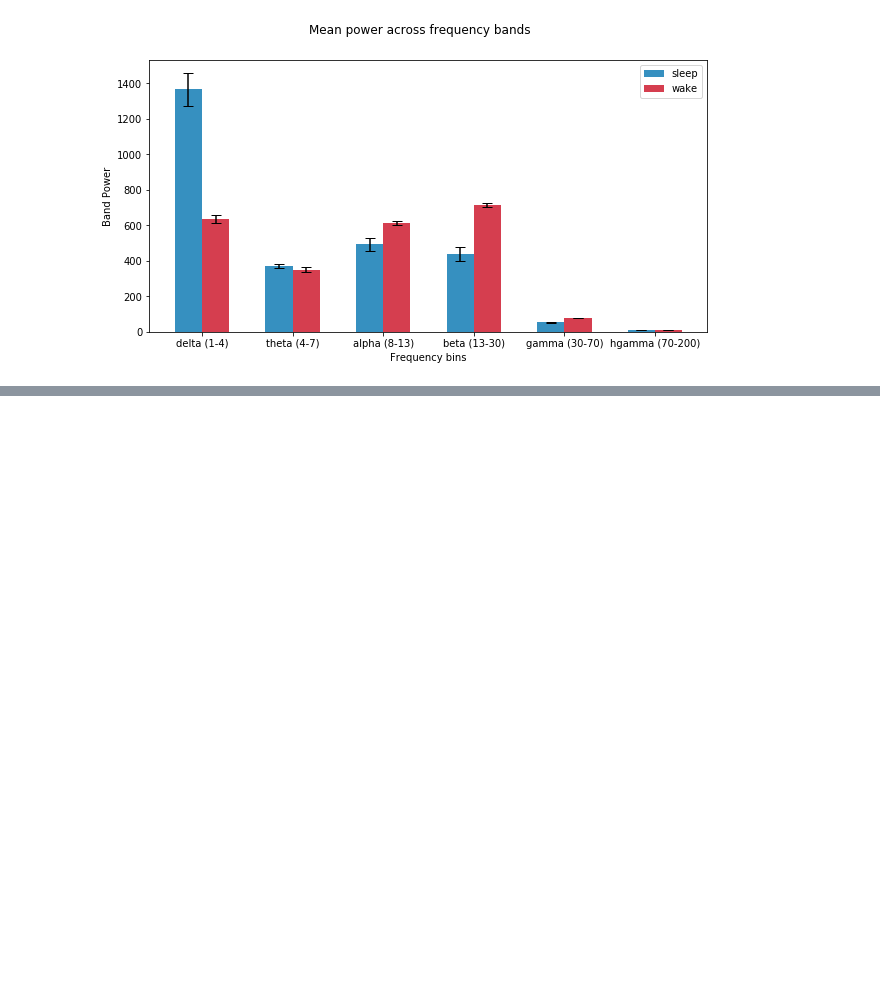
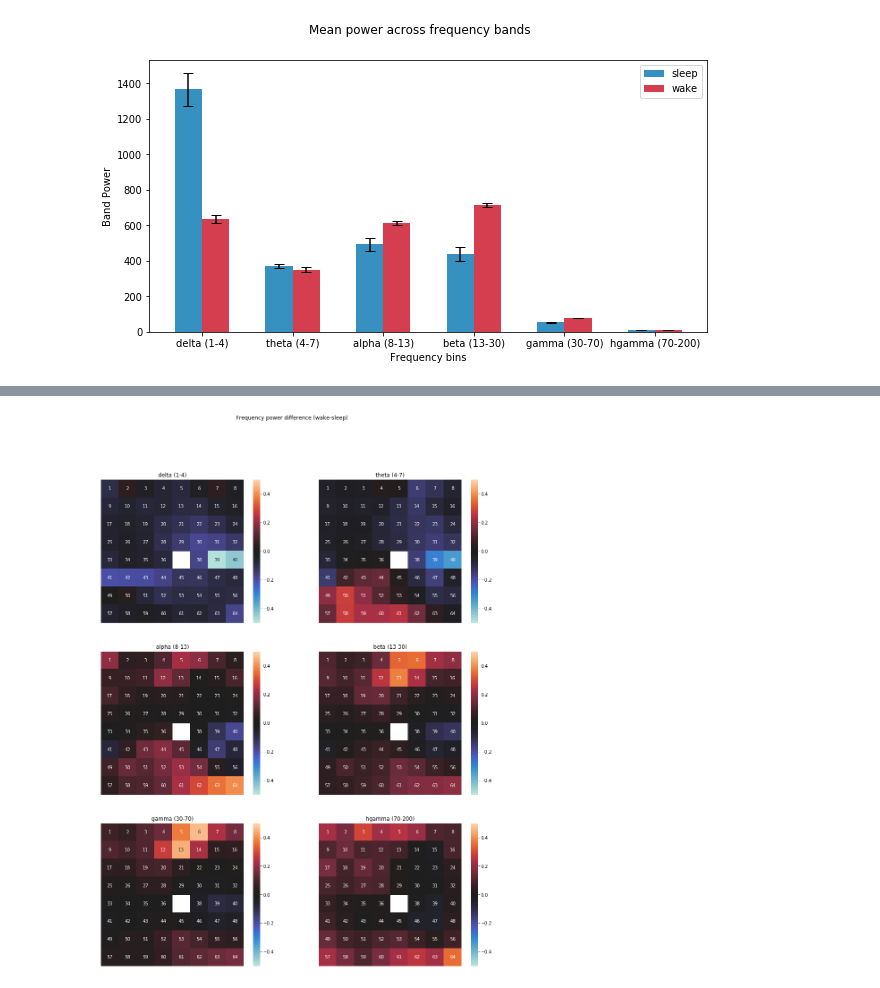
Before and after one commit to sunh20/SleepClass, a Jupyter notebook: sleep_process_d6.ipynb, the cells around one changed output, grey strips where cells are left out. Cells and saved outputs as stored; diff of their text form; code cells hidden in the pictures; blank space fills up the shorter version.

```diff
--- a/sleep_process_d6.ipynb
+++ b/sleep_process_d6.ipynb
@@ -298,0 +321,21 @@ hgamma (70-200)         1.9e-11  ***
+# %%
+# 8x8 plots for each frequency band
+chan = np.reshape(np.arange(1,65),[8,8])
+
+fig = plt.figure(figsize=[16,20])
+plt.suptitle('Frequency power difference (wake-sleep)')
+for idx in np.arange(6):
+    fband = bar_labels[idx]
+    fdata = np.array(p_e_diff_norm[fband])
+    fdata = np.reshape(np.insert(fdata,36,np.nan),[8,8])
+
+    plt.subplot(3,2,idx+1)
+    plt.title(fband)
+    ax = sns.heatmap(fdata,square=True,
+                     center=0,
+                     annot=chan,
+                     xticklabels=False,
+                     yticklabels=False,
+                     vmin=-0.5, vmax=0.5)
+# %% [output]
+[figure, added]
```
Also changed, not shown: parts of 13 cells of this notebook, 1 other file.
